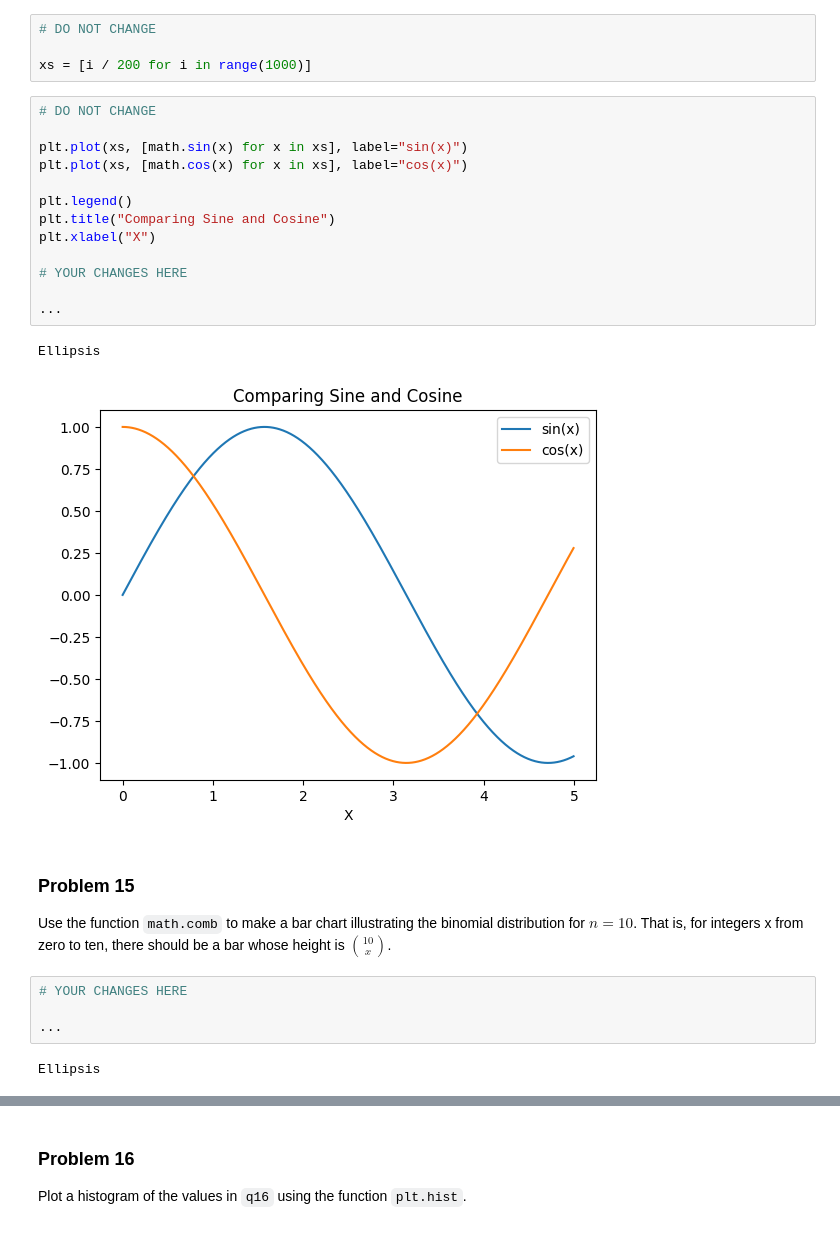
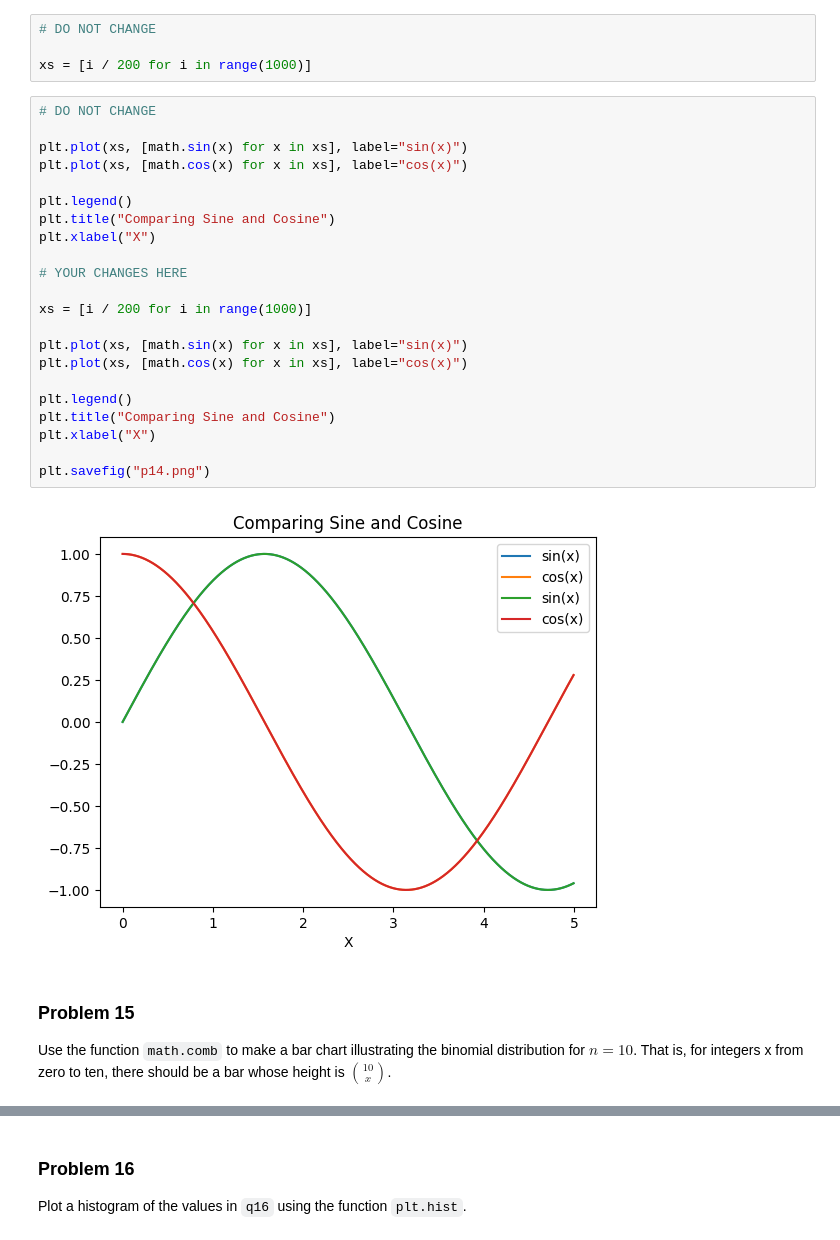
Before and after one commit to JCameronH/dx602-homework-05, a Jupyter notebook: homework.ipynb, the cells around one changed output, grey strips where cells are left out. Drawn from its saved outputs; the diff is of its cells as text.

```diff
--- a/homework.ipynb
+++ b/homework.ipynb
@@ -465,27 +464,29 @@ xs = [i / 200 for i in range(1000)]
 # %%
 # DO NOT CHANGE
 
 plt.plot(xs, [math.sin(x) for x in xs], label="sin(x)")
 plt.plot(xs, [math.cos(x) for x in xs], label="cos(x)")
 
 plt.legend()
 plt.title("Comparing Sine and Cosine")
 plt.xlabel("X")
 
 # YOUR CHANGES HERE
 
-...
+xs = [i / 200 for i in range(1000)]
+
+plt.plot(xs, [math.sin(x) for x in xs], label="sin(x)")
+plt.plot(xs, [math.cos(x) for x in xs], label="cos(x)")
+
+plt.legend()
+plt.title("Comparing Sine and Cosine")
+plt.xlabel("X")
+
+plt.savefig("p14.png")
 # %% [output]
-Ellipsis
-[figure, old version]
+[figure, new version]
 # %% [markdown]
 ### Problem 15
 
 Use the function `math.comb` to make a bar chart illustrating the binomial distribution for $n=10$.
 That is, for integers x from zero to ten, there should be a bar whose height is $10 \choose x$.
-# %%
-# YOUR CHANGES HERE
-
-...
-# %% [output]
-Ellipsis
```
Also changed, not shown: parts of 3 cells of this notebook.
